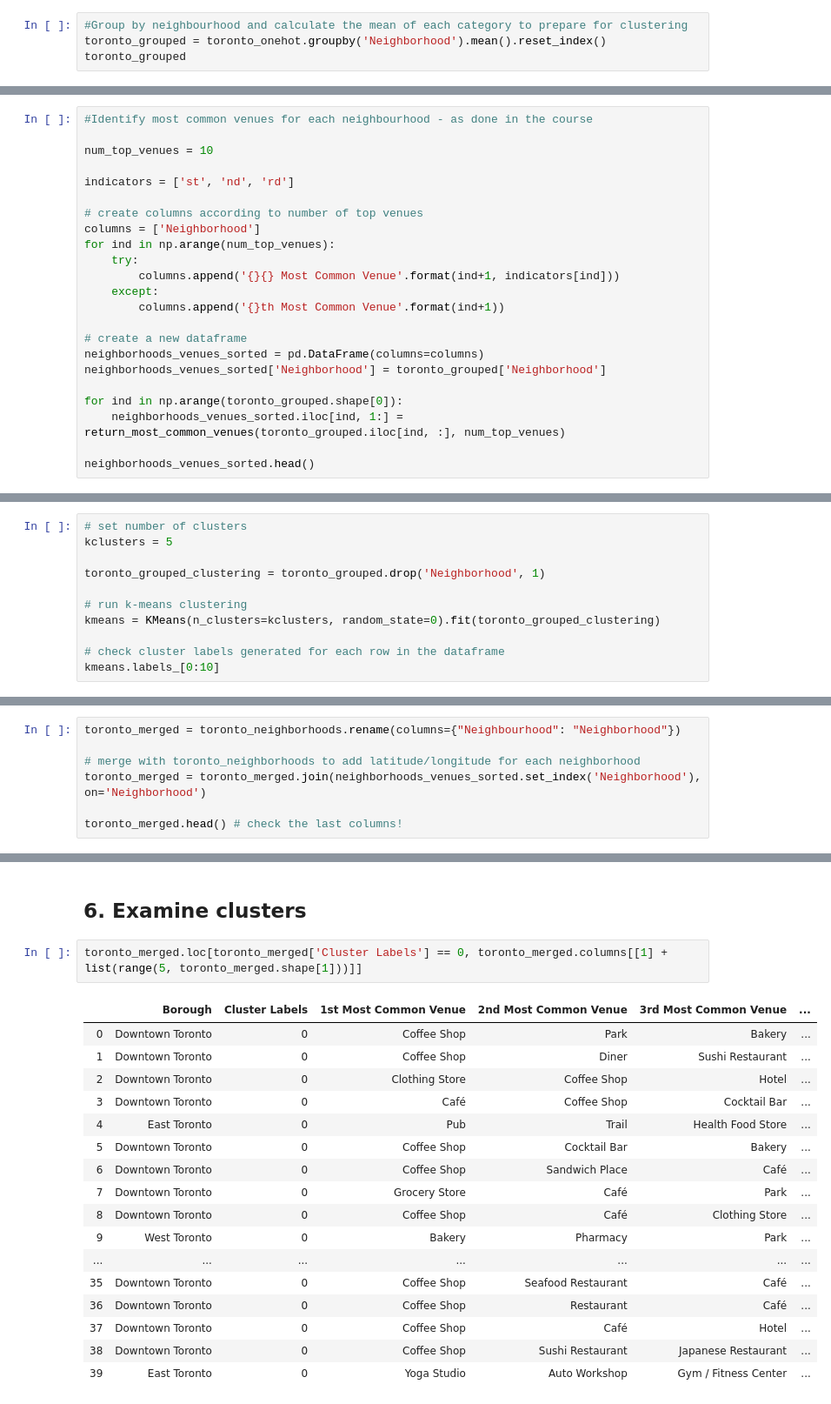
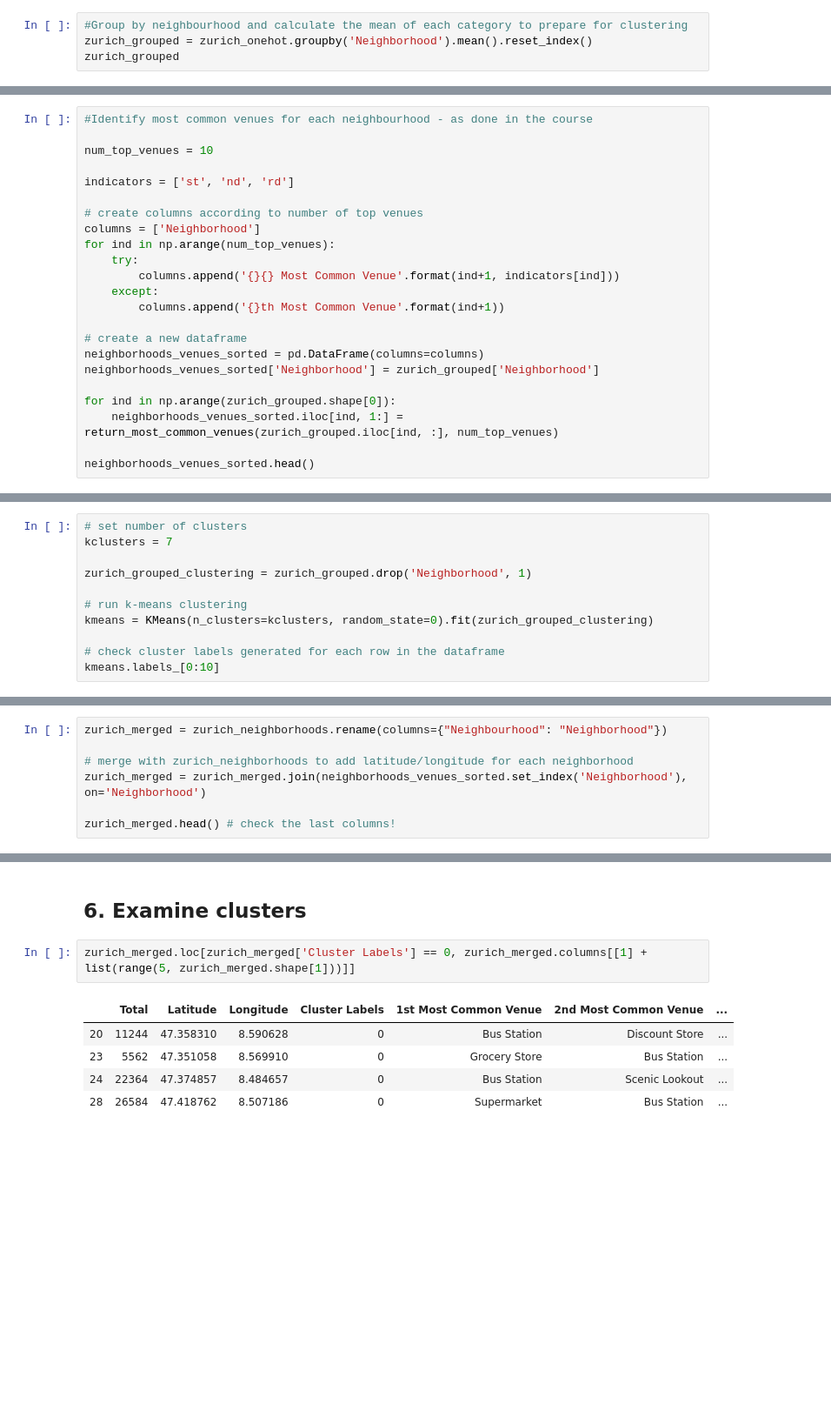
Before and after one commit to Davide5/expert-octo-meme, a Jupyter notebook: Final_Capstone_Project.ipynb, the cells around one changed output, grey strips where cells are left out. Shown: that part at 87% size. Drawn from its saved outputs; the diff is of its cells as text; blank space fills up the shorter version.

```diff
--- a/Final_Capstone_Project.ipynb
+++ b/Final_Capstone_Project.ipynb
@@ -299,5 +304,5 @@ toronto_onehot.shape
 # %%
 #Group by neighbourhood and calculate the mean of each category to prepare for clustering
-toronto_grouped = toronto_onehot.groupby('Neighborhood').mean().reset_index()
-toronto_grouped
+zurich_grouped = zurich_onehot.groupby('Neighborhood').mean().reset_index()
+zurich_grouped
 # %% [output]
@@ -347,10 +352,10 @@ for ind in np.arange(num_top_venues):
 
 # create a new dataframe
 neighborhoods_venues_sorted = pd.DataFrame(columns=columns)
-neighborhoods_venues_sorted['Neighborhood'] = toronto_grouped['Neighborhood']
+neighborhoods_venues_sorted['Neighborhood'] = zurich_grouped['Neighborhood']
 
-for ind in np.arange(toronto_grouped.shape[0]):
-    neighborhoods_venues_sorted.iloc[ind, 1:] = return_most_common_venues(toronto_grouped.iloc[ind, :], num_top_venues)
+for ind in np.arange(zurich_grouped.shape[0]):
+    neighborhoods_venues_sorted.iloc[ind, 1:] = return_most_common_venues(zurich_grouped.iloc[ind, :], num_top_venues)
 
 neighborhoods_venues_sorted.head()
 # %% [output]
@@ -365,11 +382,11 @@ neighborhoods_venues_sorted.head()
 # %%
 # set number of clusters
-kclusters = 5
+kclusters = 7
 
-toronto_grouped_clustering = toronto_grouped.drop('Neighborhood', 1)
+zurich_grouped_clustering = zurich_grouped.drop('Neighborhood', 1)
 
 # run k-means clustering
-kmeans = KMeans(n_clusters=kclusters, random_state=0).fit(toronto_grouped_clustering)
+kmeans = KMeans(n_clusters=kclusters, random_state=0).fit(zurich_grouped_clustering)
 
 # check cluster labels generated for each row in the dataframe
 kmeans.labels_[0:10]
@@ -379,10 +396,10 @@ array([0, 0, 0, 0, 0, 0, 0, 0, 0, 0], dtype=int32)
 # add clustering labels
 neighborhoods_venues_sorted.insert(0, 'Cluster Labels', kmeans.labels_)
 # %%
-toronto_merged = toronto_neighborhoods.rename(columns={"Neighbourhood": "Neighborhood"})
+zurich_merged = zurich_neighborhoods.rename(columns={"Neighbourhood": "Neighborhood"})
 
-# merge with toronto_neighborhoods to add latitude/longitude for each neighborhood
-toronto_merged = toronto_merged.join(neighborhoods_venues_sorted.set_index('Neighborhood'), on='Neighborhood')
+# merge with zurich_neighborhoods to add latitude/longitude for each neighborhood
+zurich_merged = zurich_merged.join(neighborhoods_venues_sorted.set_index('Neighborhood'), on='Neighborhood')
 
-toronto_merged.head() # check the last columns!
+zurich_merged.head() # check the last columns!
 # %% [output]
@@ -421,23 +438,11 @@ map_clusters
 # %% [markdown]
 ## 6. Examine clusters
 # %%
-toronto_merged.loc[toronto_merged['Cluster Labels'] == 0, toronto_merged.columns[[1] + list(range(5, toronto_merged.shape[1]))]]
+zurich_merged.loc[zurich_merged['Cluster Labels'] == 0, zurich_merged.columns[[1] + list(range(5, zurich_merged.shape[1]))]]
 # %% [output]
-|  | Borough | Cluster Labels | 1st Most Common Venue | 2nd Most Common Venue | 3rd Most Common Venue | ... |
-| 0 | Downtown Toronto | 0 | Coffee Shop | Park | Bakery | ... |
-| 1 | Downtown Toronto | 0 | Coffee Shop | Diner | Sushi Restaurant | ... |
-| 2 | Downtown Toronto | 0 | Clothing Store | Coffee Shop | Hotel | ... |
-| 3 | Downtown Toronto | 0 | Café | Coffee Shop | Cocktail Bar | ... |
-| 4 | East Toronto | 0 | Pub | Trail | Health Food Store | ... |
-| 5 | Downtown Toronto | 0 | Coffee Shop | Cocktail Bar | Bakery | ... |
-| 6 | Downtown Toronto | 0 | Coffee Shop | Sandwich Place | Café | ... |
-| 7 | Downtown Toronto | 0 | Grocery Store | Café | Park | ... |
-| 8 | Downtown Toronto | 0 | Coffee Shop | Café | Clothing Store | ... |
-| 9 | West Toronto | 0 | Bakery | Pharmacy | Park | ... |
-| ... | ... | ... | ... | ... | ... | ... |
-| 35 | Downtown Toronto | 0 | Coffee Shop | Seafood Restaurant | Café | ... |
-| 36 | Downtown Toronto | 0 | Coffee Shop | Restaurant | Café | ... |
-| 37 | Downtown Toronto | 0 | Coffee Shop | Café | Hotel | ... |
-| 38 | Downtown Toronto | 0 | Coffee Shop | Sushi Restaurant | Japanese Restaurant | ... |
-| 39 | East Toronto | 0 | Yoga Studio | Auto Workshop | Gym / Fitness Center | ... |
+|  | Total | Latitude | Longitude | Cluster Labels | 1st Most Common Venue | 2nd Most Common Venue | ... |
+| 20 | 11244 | 47.358310 | 8.590628 | 0 | Bus Station | Discount Store | ... |
+| 23 | 5562 | 47.351058 | 8.569910 | 0 | Grocery Store | Bus Station | ... |
+| 24 | 22364 | 47.374857 | 8.484657 | 0 | Bus Station | Scenic Lookout | ... |
+| 28 | 26584 | 47.418762 | 8.507186 | 0 | Supermarket | Bus Station | ... |
 # %%
```
Also changed, not shown: parts of 47 cells of this notebook.
